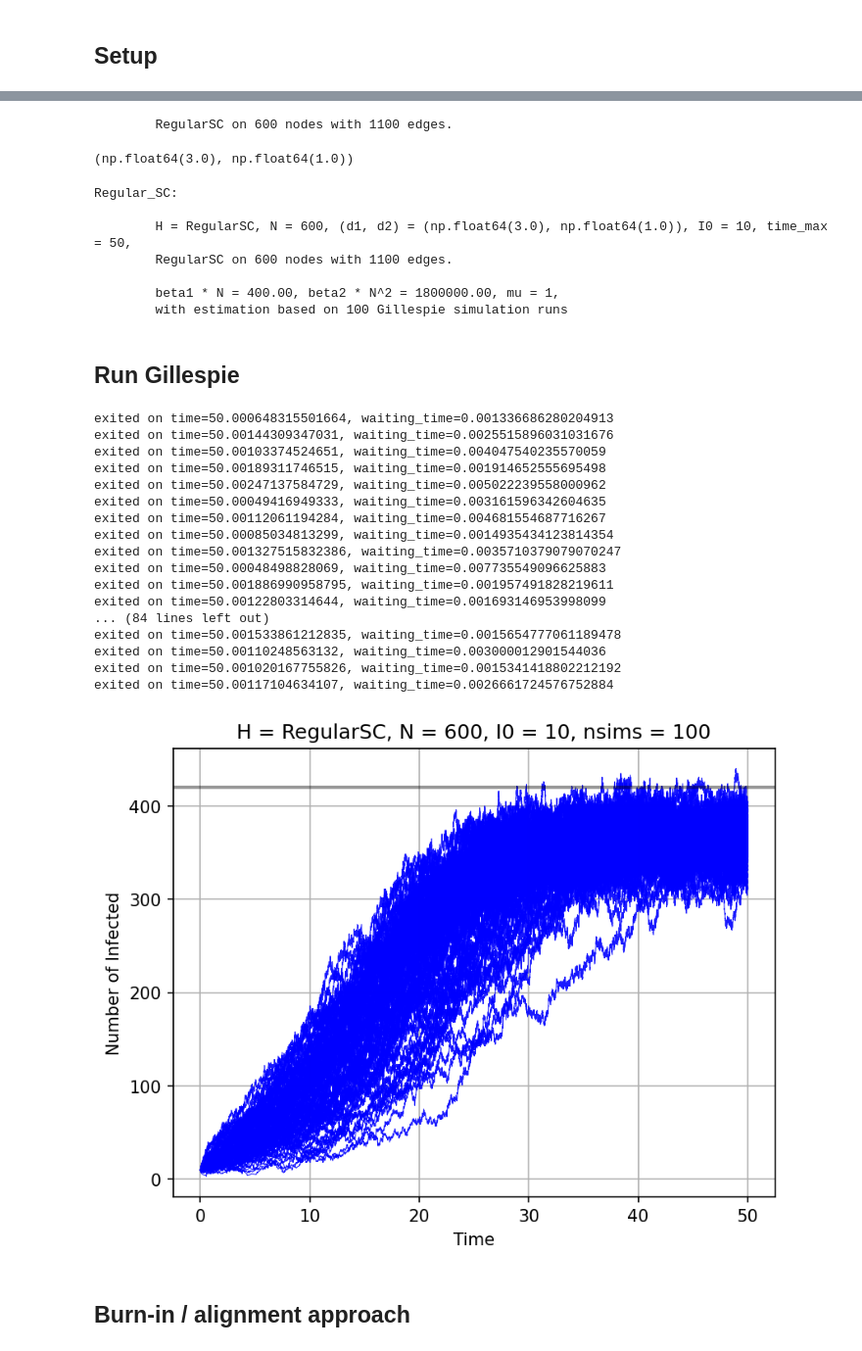
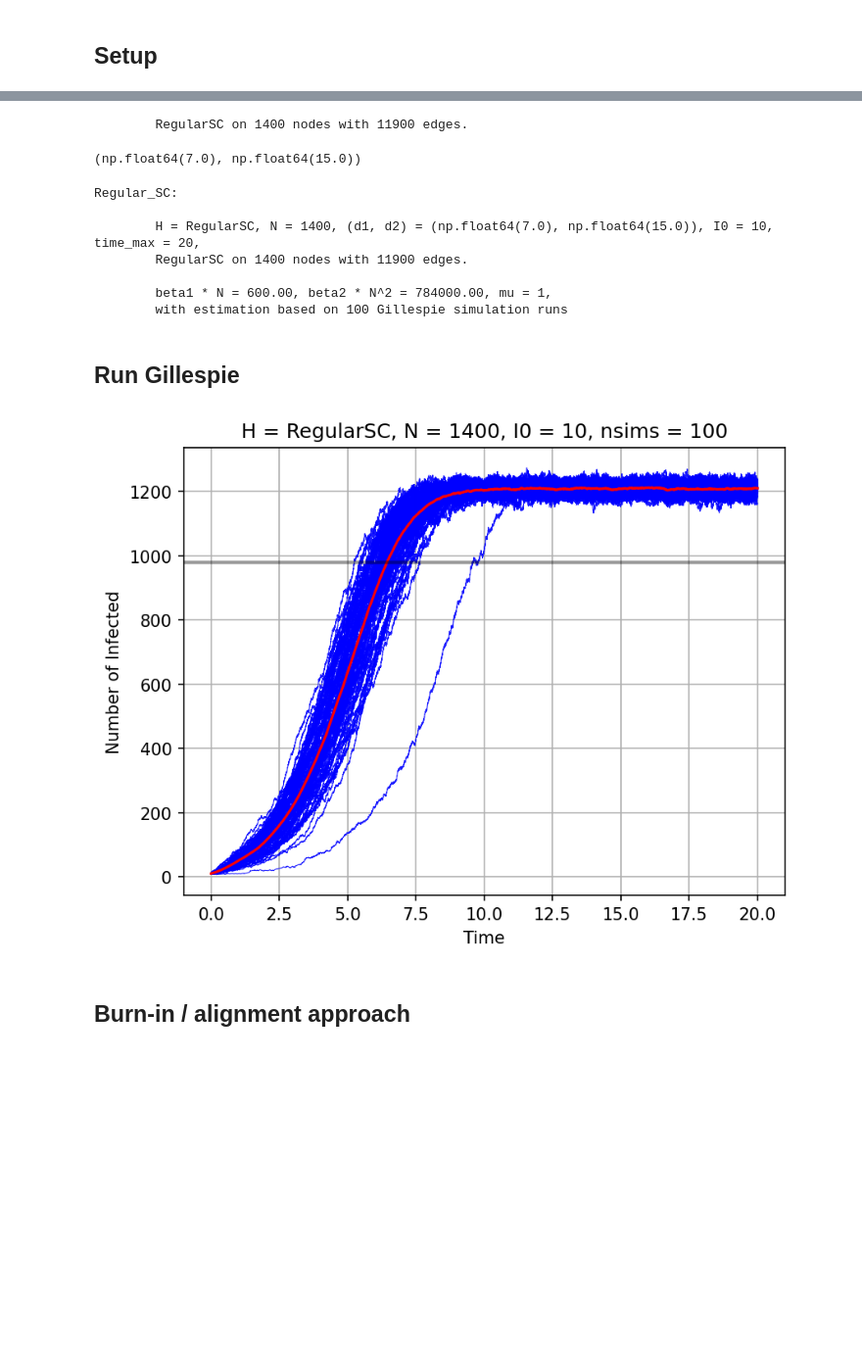
Before and after one commit to markolalovic/higher-order-contagion, a Jupyter notebook: notebooks/Regular-SC-rates-1.ipynb, the cells around one changed output, grey strips where cells are left out. Shown at 98% size. Drawn from its saved outputs; the diff is of its cells as text; code cells hidden in the pictures; blank space fills up the shorter version.

```diff
--- a/notebooks/Regular-SC-rates-1.ipynb
+++ b/notebooks/Regular-SC-rates-1.ipynb
@@ -19,7 +19,7 @@ from higher_order_structures import HigherOrderStructure
 ## Setup
 # %%
 n = 200
-k = 3
+k = 7
 N = n * k
 print(f"N = n * k = {N}")
 print(f"N % 2 == 0: {N % 2 == 0}")
@@ -50,7 +50,7 @@ g.set_edges(all_simplices_sc)
 g.name = f"RegularSC"
 g.print()
 # %% [output]
-        RegularSC on 600 nodes with 1100 edges.
+        RegularSC on 1400 nodes with 11900 edges.
 # %%
 # g.summary() # TODO could add some properties to attributes
 pw_degrees_sc = np.zeros(N, dtype=int)
@@ -66,14 +66,14 @@ realized_avg_ho = np.mean(ho_degrees_sc)
 d1, d2 = realized_avg_pw, realized_avg_ho
 d1, d2
 # %% [output]
-(np.float64(3.0), np.float64(1.0))
+(np.float64(7.0), np.float64(15.0))
 # %%
 test_name = "Regular_SC"
 
 I0 = 10
 nsims = 100 # TODO: test with 500
 run_gillespie_simulations = True
-time_max = 50
+time_max = 20
 
 # set beta1, beta2 such that k^* = .75 N
 mu    = 1             # recovery rate
@@ -82,8 +82,8 @@ mu    = 1             # recovery rate
 # Try with
 # lambda_1 \in [1, 1.3, 1.5]
 # lambda_2 \in [2, 5]
-lambda1 = 2 # <- increase lambda
-lambda2 = 5
+lambda1 = 3 # <- increase lambda
+lambda2 = 6
 
 beta1 = lambda1 * mu / d1 # pairwise infection rate
 beta2 = lambda2 * mu / d2 # hyperedge contagion rate
@@ -99,16 +99,16 @@ print(f"\twith estimation based on {nsims} Gillespie simulation runs\n")
 # %% [output]
 Regular_SC:
 
-        H = RegularSC, N = 600, (d1, d2) = (np.float64(3.0), np.float64(1.0)), I0 = 10, time_max = 50,
-        RegularSC on 600 nodes with 1100 edges.
+        H = RegularSC, N = 1400, (d1, d2) = (np.float64(7.0), np.float64(15.0)), I0 = 10, time_max = 20,
+        RegularSC on 1400 nodes with 11900 edges.
 
-        beta1 * N = 400.00, beta2 * N^2 = 1800000.00, mu = 1,
+        beta1 * N = 600.00, beta2 * N^2 = 784000.00, mu = 1,
         with estimation based on 100 Gillespie simulation runs
 # %% [markdown]
 ## Run Gillespie
 # %%
 ## --- Run Gillespie ---
-run_gillespie_simulations = True
+run_gillespie_simulations = False
 
 I0_gillespie = I0 # TODO: go over the range when necessary
 nodes = list(g.nodes.keys())
@@ -119,51 +119,37 @@ if run_gillespie_simulations:
     for _ in range(nsims):
         X_t = gillespie_sim(g, beta1, beta2, mu, initial_infections, time_max)
         X_sims.append(X_t)
 
     # save the simulation results
     sim_results = {f'sim_{i}': X_sims[i] for i in range(nsims)}
     np.savez_compressed(f'../results/gillespie-sims_{test_name}_I0={I0}.npz', **sim_results)
 else:
     # load simulation results
     sim_results = np.load(f'../results/gillespie-sims_{test_name}_I0={I0}.npz', allow_pickle=True)
     X_sims = [sim_results[f'sim_{i}'] for i in range(nsims)]
 
 # plot X_t curves in gray and average curve in red
 fig = plt.figure(dpi=150) # set DPI
 ax  = plt.subplot()
 
 for X_t in X_sims:
     ax.plot(X_t[0], X_t[2], c="blue", alpha=0.9, linewidth=0.5, rasterized=True)
 
+avg_curve, times = get_average(X_sims, time_max, len(X_sims), delta_t = 0.01)
+plt.plot(times, avg_curve, "red")
+
 plt.axhline(y=int(0.7 * N), color='black', lw=2, alpha=0.4, linestyle='-')
 
 plt.xlabel("Time")
 plt.ylabel("Number of Infected")
 plt.grid(True)
 plt.title(f"H = {g.name}, N = {N}, I0 = {I0}, nsims = {nsims}")
 plt.savefig(f"../figures/estimation/{test_name}/gillespie-sims-I0=10.pdf",
             format='pdf', bbox_inches='tight')
 plt.show()
 plt.close(fig) # free up memory
 # %% [output]
-exited on time=50.000648315501664, waiting_time=0.001336686280204913
-exited on time=50.00144309347031, waiting_time=0.0025515896031031676
-exited on time=50.00103374524651, waiting_time=0.004047540235570059
-exited on time=50.00189311746515, waiting_time=0.001914652555695498
-exited on time=50.00247137584729, waiting_time=0.005022239558000962
-exited on time=50.00049416949333, waiting_time=0.003161596342604635
-exited on time=50.00112061194284, waiting_time=0.004681554687716267
-exited on time=50.00085034813299, waiting_time=0.0014935434123814354
-exited on time=50.001327515832386, waiting_time=0.0035710379079070247
-exited on time=50.00048498828069, waiting_time=0.007735549096625883
-exited on time=50.001886990958795, waiting_time=0.001957491828219611
-exited on time=50.00122803314644, waiting_time=0.001693146953998099
-... (84 lines left out)
-exited on time=50.001533861212835, waiting_time=0.0015654777061189478
-exited on time=50.00110248563132, waiting_time=0.003000012901544036
-exited on time=50.001020167755826, waiting_time=0.0015341418802212192
-exited on time=50.00117104634107, waiting_time=0.0026661724576752884
-[figure, old version]
+[figure, new version]
 # %% [markdown]
 ## Burn-in / alignment approach
 # %% [markdown]
```
Also changed, not shown: parts of 19 cells of this notebook, 25 other files.
